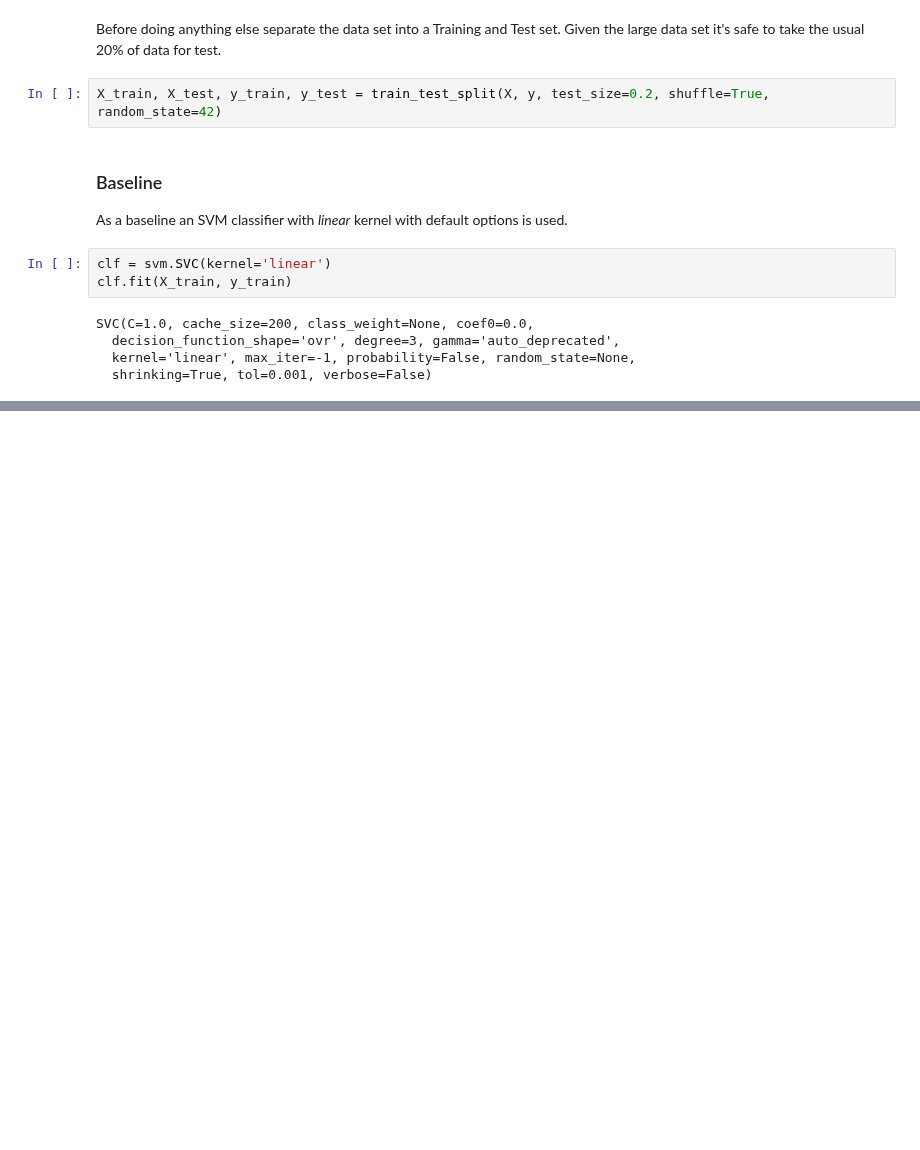
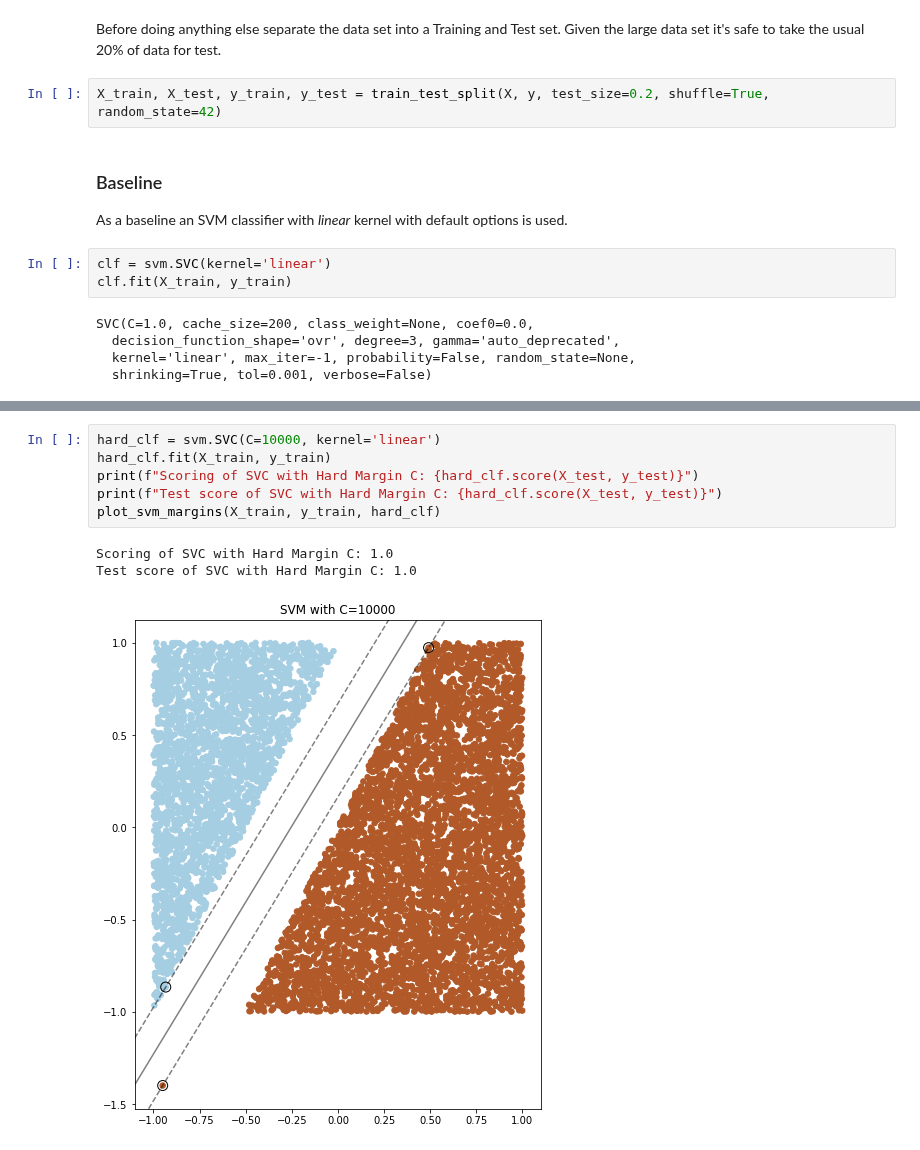
Before and after one commit to vipulpopat/MSCAI_Sem1_Etivity5, a Jupyter notebook: Etivity5_CE6002_18195326.ipynb, the cells around one changed output, grey strips where cells are left out. Cells and saved outputs as stored; diff of their text form; blank space fills up the shorter version.

```diff
--- a/Etivity5_CE6002_18195326.ipynb
+++ b/Etivity5_CE6002_18195326.ipynb
@@ -99,0 +116,10 @@ Scoring of SVC with all defaults: 1.0
+# %%
+hard_clf = svm.SVC(C=10000, kernel='linear')
+hard_clf.fit(X_train, y_train)
+print(f"Scoring of SVC with Hard Margin C: {hard_clf.score(X_test, y_test)}")
+print(f"Test score of SVC with Hard Margin C: {hard_clf.score(X_test, y_test)}")
+plot_svm_margins(X_train, y_train, hard_clf)
+# %% [output]
+Scoring of SVC with Hard Margin C: 1.0
+Test score of SVC with Hard Margin C: 1.0
+[figure, added]
```
Also changed, not shown: parts of 5 cells of this notebook.
